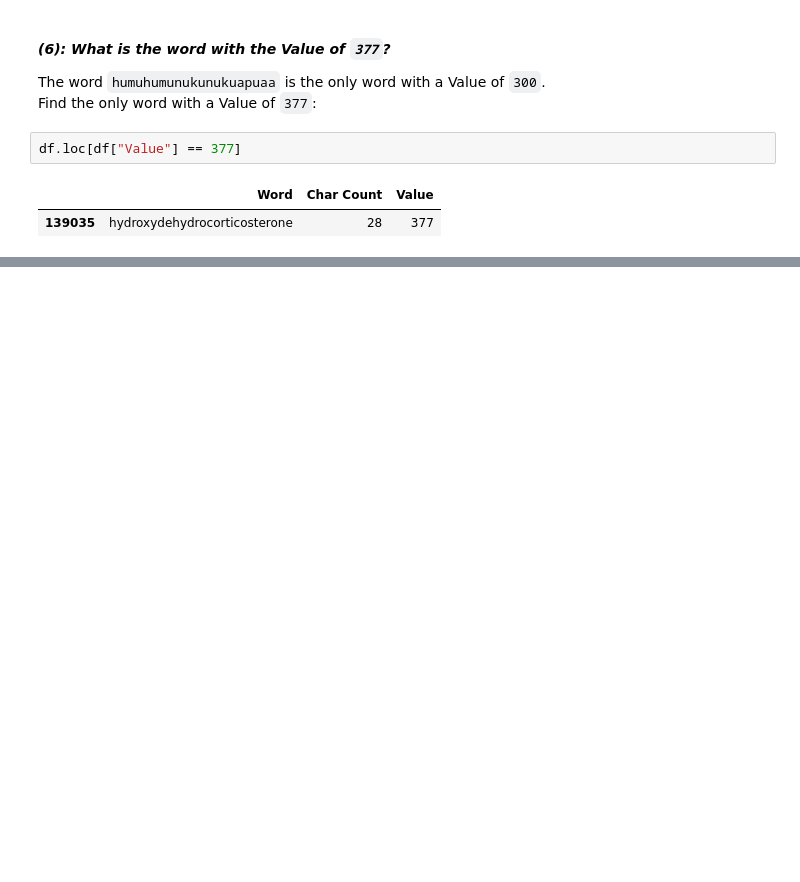
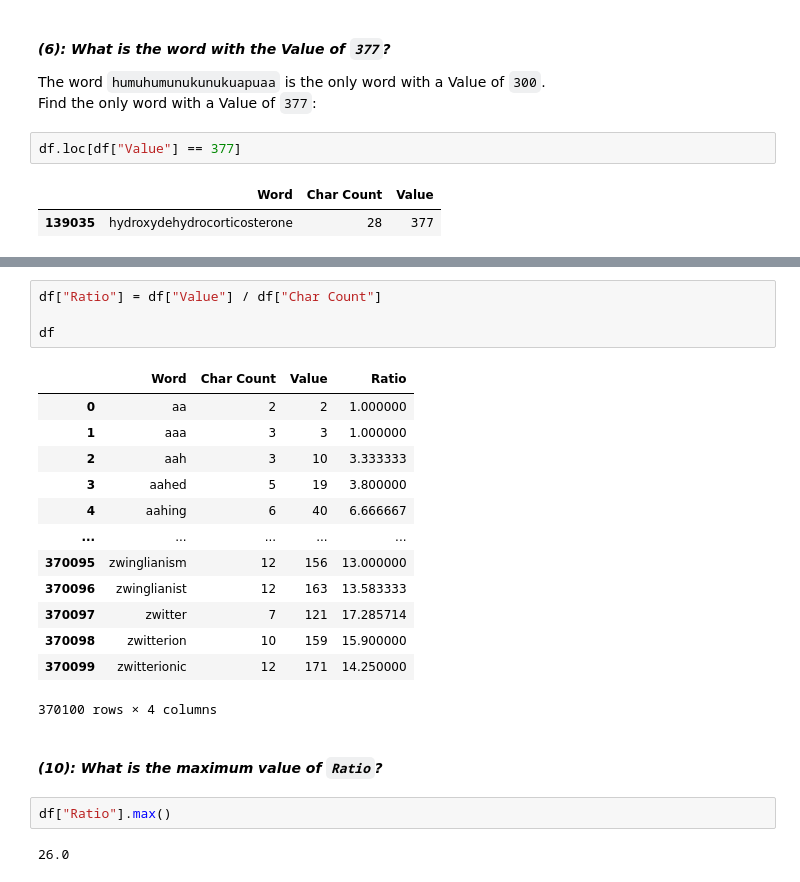
Before and after one commit to ChrisDunamis/Portfolios, a Jupyter notebook: Python/Projects/freeCodeCamp - Pandas & Python for Data Analysis/Main.ipynb, the cells around one changed output, grey strips where cells are left out. Cells and saved outputs as stored; diff of their text form; blank space fills up the shorter version.

```diff
--- a/Python/Projects/freeCodeCamp - Pandas & Python for Data Analysis/Main.ipynb
+++ b/Python/Projects/freeCodeCamp - Pandas & Python for Data Analysis/Main.ipynb
@@ -351,0 +524,26 @@ df.loc[df["Value"] == 377]
+# %%
+df["Ratio"] = df["Value"] / df["Char Count"]
+
+df
+# %% [output]
+|  | Word | Char Count | Value | Ratio |
+| 0 | aa | 2 | 2 | 1.000000 |
+| 1 | aaa | 3 | 3 | 1.000000 |
+| 2 | aah | 3 | 10 | 3.333333 |
+| 3 | aahed | 5 | 19 | 3.800000 |
+| 4 | aahing | 6 | 40 | 6.666667 |
+| ... | ... | ... | ... | ... |
+| 370095 | zwinglianism | 12 | 156 | 13.000000 |
+| 370096 | zwinglianist | 12 | 163 | 13.583333 |
+| 370097 | zwitter | 7 | 121 | 17.285714 |
+| 370098 | zwitterion | 10 | 159 | 15.900000 |
+| 370099 | zwitterionic | 12 | 171 | 14.250000 |
+370100 rows × 4 columns
+# %% [markdown]
+<br>
+
+___(10): What is the maximum value of `Ratio`?___
+# %%
+df["Ratio"].max()
+# %% [output]
+26.0
```
Also changed, not shown: parts of 20 cells of this notebook, 1 other file.
